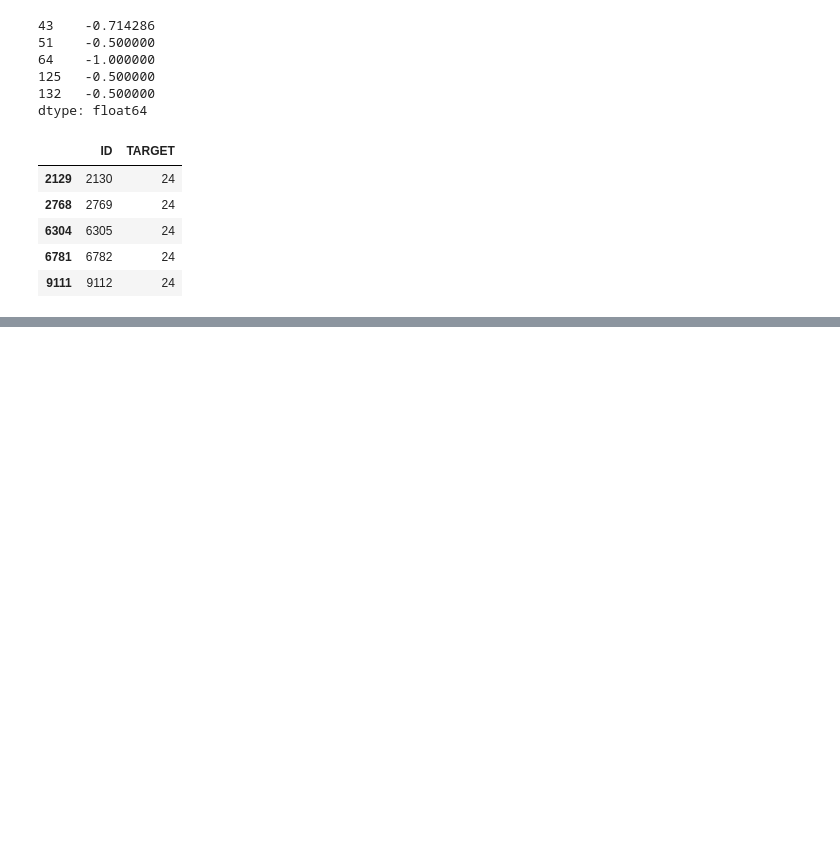
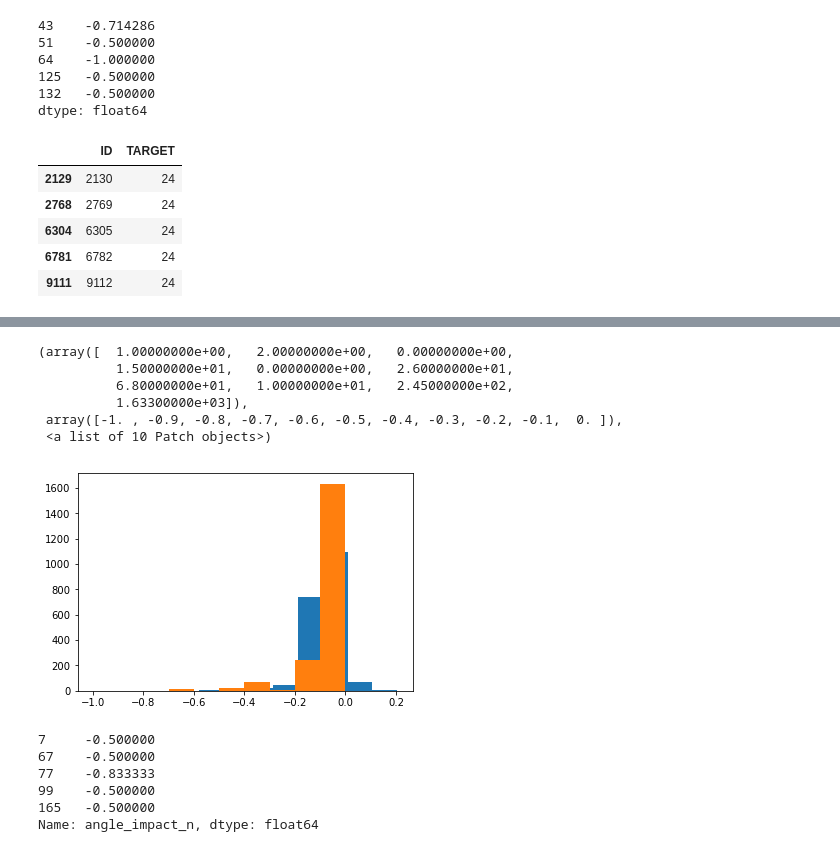
Before and after one commit to Sloubidou/portrait, a Jupyter notebook: exploring_work/features_position_impact.ipynb, the cells around one changed output, grey strips where cells are left out. Cells and saved outputs as stored; diff of their text form; code cells hidden in the pictures; blank space fills up the shorter version.

```diff
--- a/exploring_work/features_position_impact.ipynb
+++ b/exploring_work/features_position_impact.ipynb
@@ -176,0 +192,21 @@ print("Accuracy       : ", mean_squared_error(y_test, y_pred))
+# %%
+plt.hist(y_pred2)
+plt.hist(y_test2)
+# %% [output]
+(array([  1.00000000e+00,   2.00000000e+00,   0.00000000e+00,
+          1.50000000e+01,   0.00000000e+00,   2.60000000e+01,
+          6.80000000e+01,   1.00000000e+01,   2.45000000e+02,
+          1.63300000e+03]),
+ array([-1. , -0.9, -0.8, -0.7, -0.6, -0.5, -0.4, -0.3, -0.2, -0.1,  0. ]),
+ <a list of 10 Patch objects>)
+[figure, added]
+# %%
+test = y_angle_impact[(y_angle_impact <= -0.5)]
+test.head()
+# %% [output]
+7     -0.500000
+67    -0.500000
+77    -0.833333
+99    -0.500000
+165   -0.500000
+Name: angle_impact_n, dtype: float64
```
Also changed, not shown: parts of 8 cells of this notebook, 4 other files.
